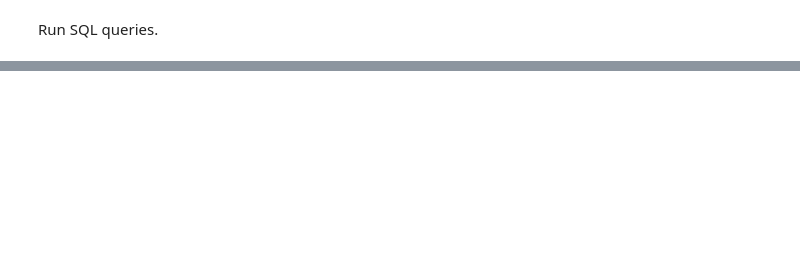
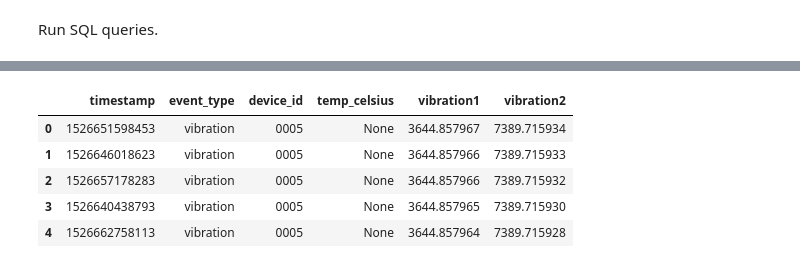
Before and after one commit to claudiofahey/nautilus-iiot-demo, a Jupyter notebook: pysparkprocessor/playground.ipynb, the cells around one changed output, grey strips where cells are left out. Cells and saved outputs as stored; diff of their text form; code cells hidden in the pictures; blank space fills up the shorter version.

```diff
--- a/pysparkprocessor/playground.ipynb
+++ b/pysparkprocessor/playground.ipynb
@@ -207,0 +233,10 @@ Wall time: 911 ms
+# %%
+df = sdf.toPandas()
+df.head()
+# %% [output]
+|  | timestamp | event_type | device_id | temp_celsius | vibration1 | vibration2 |
+| 0 | 1526651598453 | vibration | 0005 | None | 3644.857967 | 7389.715934 |
+| 1 | 1526646018623 | vibration | 0005 | None | 3644.857966 | 7389.715933 |
+| 2 | 1526657178283 | vibration | 0005 | None | 3644.857966 | 7389.715932 |
+| 3 | 1526640438793 | vibration | 0005 | None | 3644.857965 | 7389.715930 |
+| 4 | 1526662758113 | vibration | 0005 | None | 3644.857964 | 7389.715928 |
```
Also changed, not shown: parts of 10 cells of this notebook.
